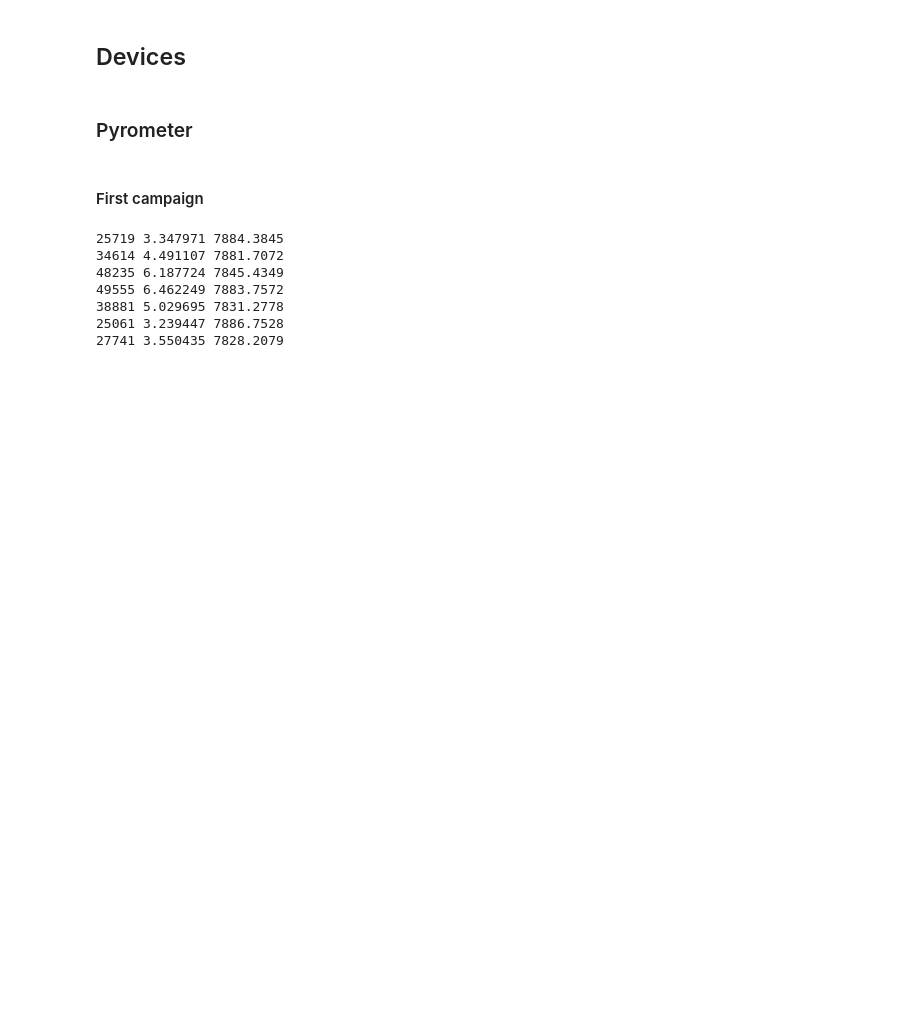
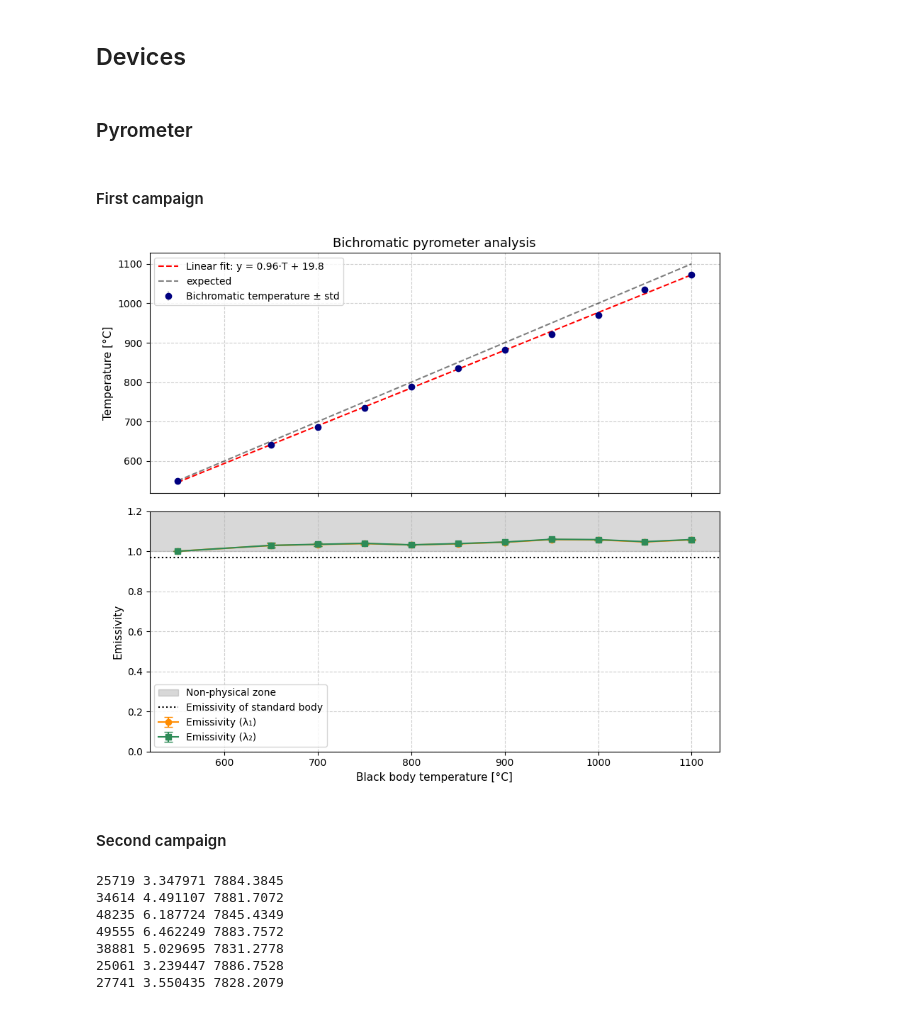
Before and after one commit to qdolle15/TherMIFASOL, a Jupyter notebook: TherMIFASOL/notebooks/devices_survey/calibration.ipynb, the cells around one changed output. Drawn from its saved outputs; the diff is of its cells as text; code cells hidden in the pictures; blank space fills up the shorter version.

```diff
--- a/TherMIFASOL/notebooks/devices_survey/calibration.ipynb
+++ b/TherMIFASOL/notebooks/devices_survey/calibration.ipynb
@@ -16,4 +29,5 @@ from TherMIFASOL.core.data_processing.PYROMETER_functions import (
 # %%
+PATH_DATA = ""
 # Work path project
 try:
     BASE_DIR = Path(__file__).resolve().parents[2]
@@ -23,3 +37,5 @@ except NameError:
 ## Devices
 # %% [markdown]
 ### Pyrometer
+# %% [markdown]
+#### First campaign
@@ -26,5 +75,61 @@ except NameError:
+# %%
+# --- Data extraction ---
+temperatures_C = np.array(list_BB_temperature_C)
+means = np.array([INFO[T]['mean'] for T in temperatures_C])
+stds = np.array([INFO[T]['std'] for T in temperatures_C])
+
+eps1_mean = np.array([INFO[T]['emissivity mean 1'] for T in temperatures_C])
+eps1_std = np.array([INFO[T]['emissivity std 1'] for T in temperatures_C])
+
+eps2_mean = np.array([INFO[T]['emissivity mean 2'] for T in temperatures_C])
+eps2_std = np.array([INFO[T]['emissivity std 2'] for T in temperatures_C])
+
+# --- Linear regression on temperature ---
+slope, intercept, *_ = linregress(temperatures_C, means)
+fit_line = slope * temperatures_C + intercept
+
+# --- Plotting ---
+fig, (ax1, ax2) = plt.subplots(2, 1, figsize=(9, 8), sharex=True)
+
+# Top subplot: Bichromatic temperature
+ax1.errorbar(
+    temperatures_C, means, yerr=stds, fmt='o', color='navy', ecolor='lightgray',
+    label='Bichromatic temperature ± std'
+)
+ax1.plot(temperatures_C, fit_line, '--r', label=f'Linear fit: y = {slope:.2f}·T + {intercept:.1f}')
+ax1.plot(temperatures_C, temperatures_C, 'k--', alpha=0.5, label='expected')
+
+ax1.set_ylabel("Temperature [°C]", fontsize=11)
+ax1.set_title("Bichromatic pyrometer analysis", fontsize=13)
+ax1.grid(True, linestyle='--', alpha=0.6)
+ax1.legend(fontsize=10)
+ax1.set_xlim(520, 1130)
+
+# Bottom subplot: Emissivity curves
+EPS_CN = 0.97
+ax2.fill_between([300, 1700], 1, 1.5, color='gray', alpha=0.3, label='Non-physical zone')
+ax2.hlines(y=EPS_CN, xmin=300, xmax=1700, color='k', ls=':', label='Emissivity of standard body')
+
+ax2.errorbar(
+    temperatures_C, eps1_mean, yerr=eps1_std, fmt='o-', color='darkorange',
+    label='Emissivity (λ₁)', capsize=4
+)
+ax2.errorbar(
+    temperatures_C, eps2_mean, yerr=eps2_std, fmt='s-', color='seagreen',
+    label='Emissivity (λ₂)', capsize=4
+)
+ax2.set_xlabel("Black body temperature [°C]", fontsize=11)
+ax2.set_ylabel("Emissivity", fontsize=11)
+ax2.set_ylim(0, 1.2)
+ax2.grid(True, linestyle='--', alpha=0.6)
+ax2.legend(fontsize=10)
+
+plt.tight_layout()
+plt.show()
+# %% [output]
+[figure, added]
 # %% [markdown]
-#### First campaign
+#### Second campaign
 # %%
 list_BB_temperature_C = [600, 700, 800, 900, 1000, 1100, 1200]
 INFO = {}
```
Also changed, not shown: parts of 16 cells of this notebook, 7 other files.
